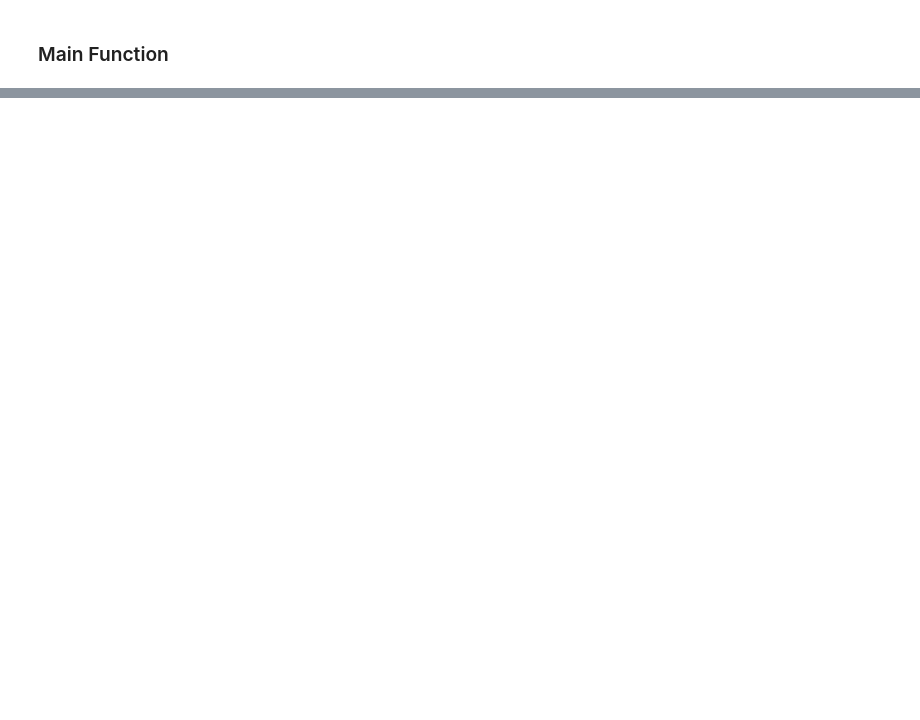
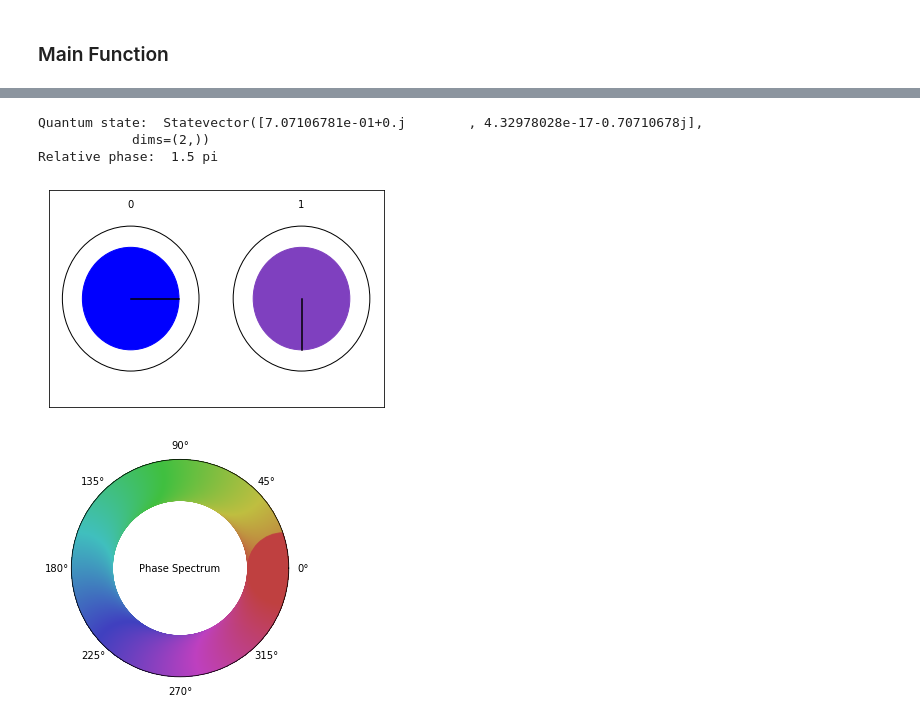
Before and after one commit to drjpeibol/QC-MsC, a Jupyter notebook: Quantum-Computing/Activitie-1/circle_notation.ipynb, the cells around one changed output, grey strips where cells are left out. Saved outputs shown, nothing was run; the diff lists cells and outputs as text; code cells hidden in the pictures; blank space fills up the shorter version.

```diff
--- a/Quantum-Computing/Activitie-1/circle_notation.ipynb
+++ b/Quantum-Computing/Activitie-1/circle_notation.ipynb
@@ -181,0 +285,16 @@ Relative phase:  0.5 pi
+# %%
+job = execute(qc3, backend)
+result = job.result()
+state = result.get_statevector(qc3)
+
+relative_phase = Relative_phase(state)
+
+print("Quantum state: ", state)
+print("Relative phase: ", relative_phase/math.pi, "pi")
+Circles(state)
+# %% [output]
+Quantum state:  Statevector([7.07106781e-01+0.j        , 4.32978028e-17-0.70710678j],
+            dims=(2,))
+Relative phase:  1.5 pi
+[figure, added]
+[figure, added]
```
Also changed, not shown: parts of 23 cells of this notebook.
